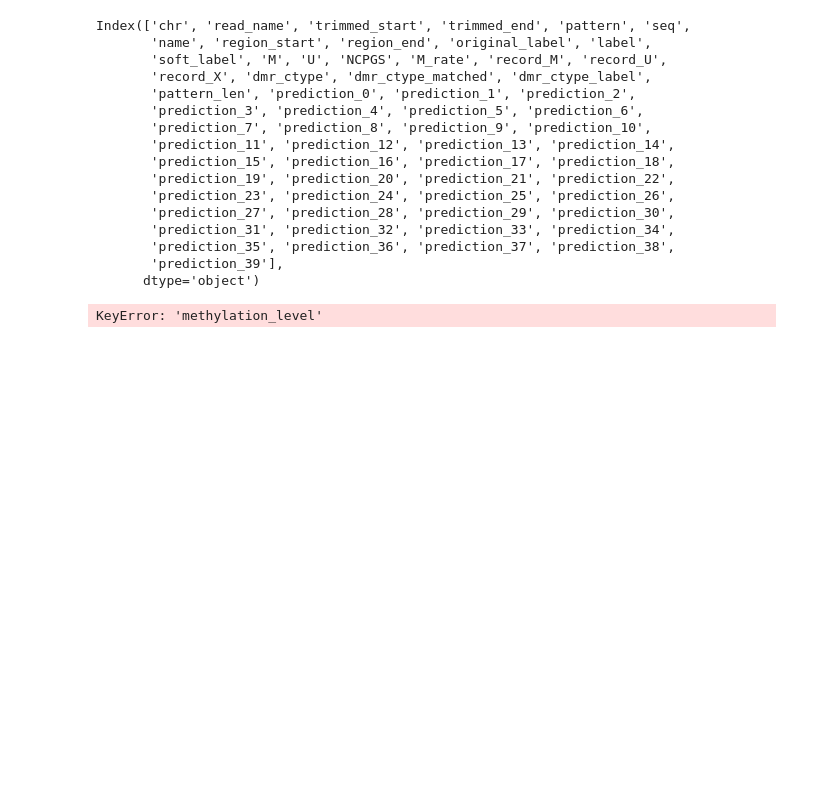
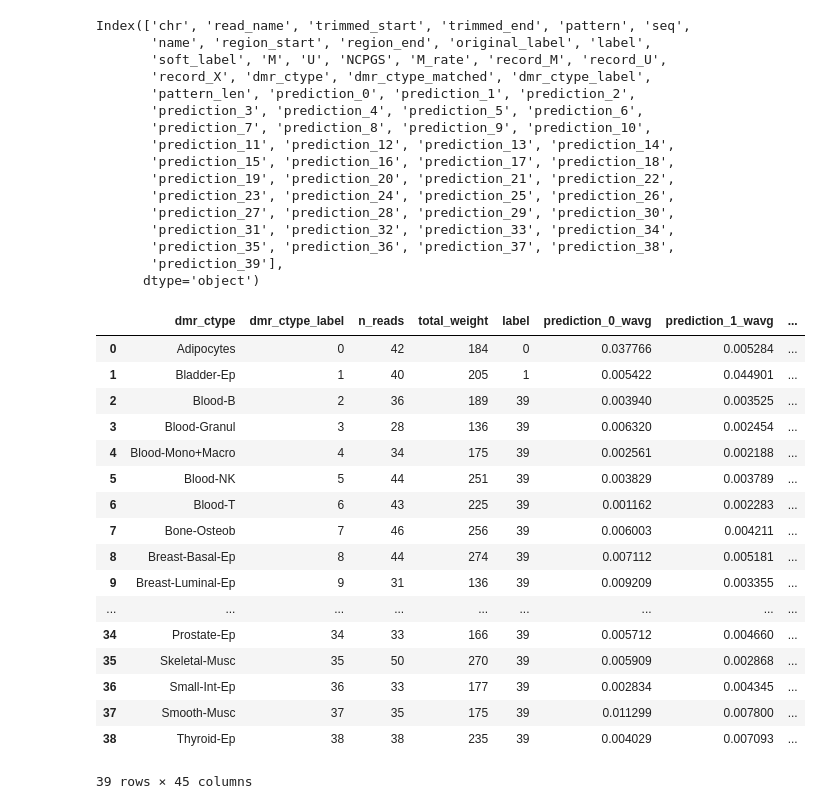
Before and after one commit to CompEpigen/syto, a Jupyter notebook: tmp.ipynb, the cells around one changed output. Cells and saved outputs as stored; diff of their text form; code cells hidden in the pictures; blank space fills up the shorter version.

```diff
--- a/tmp.ipynb
+++ b/tmp.ipynb
@@ -8,7 +8,12 @@ from syto.data.pseudobulk_generator import PseudobulkGenerator
 %load_ext autoreload
 %autoreload 2
 # %%
-predicted_reads = pickle.load(open("Data/training_data/methylBert_Loyfer_205files_U25_attentionClassifier_hg38_dmr_ctype_label_mincpg_4_minlen_10_no_data_leak_d041_postfiltered_min_length_50_hard_labels_focal_loss_for_plotting/predicted_reads.pkl", "rb"))
+predicted_reads = pickle.load(
+    open(
+        "Data/training_data/methylBert_Loyfer_205files_U25_attentionClassifier_hg38_dmr_ctype_label_mincpg_4_minlen_10_no_data_leak_d041_postfiltered_min_length_50_hard_labels_focal_loss_for_plotting/predicted_reads.pkl",
+        "rb",
+    )
+)
 # %%
 predicted_reads.keys()
 # %% [output]
@@ -55,7 +60,9 @@ dmr_ctype_label
 11      4345
 Name: count, dtype: int64
 # %%
-indices_per_class_and_grg = train_predicted_reads.groupby(["original_label", "dmr_ctype_label"]).indices
+indices_per_class_and_grg = train_predicted_reads.groupby(
+    ["original_label", "dmr_ctype_label"]
+).indices
 # %%
 train_predicted_reads[["M", "U"]].head()
 # %% [output]
@@ -86,12 +93,31 @@ Index(['chr', 'read_name', 'trimmed_start', 'trimmed_end', 'pattern', 'seq',
       dtype='object')
 # %%
 result = PseudobulkGenerator.generate_single_pseudobulk(
-    n_reads_to_sample=39*40,
+    n_reads_to_sample=39 * 40,
     n_gr_groups=39,
     indices_per_class_and_grg=indices_per_class_and_grg,
-    read_df = train_predicted_reads,
-    target_proportions = np.ones(40) / 40,
-    grg_grouping_columns = ["dmr_ctype", "dmr_ctype_label"],
+    read_df=train_predicted_reads,
+    target_proportions=np.ones(40) / 40,
+    grg_grouping_columns=["dmr_ctype", "dmr_ctype_label"],
 )
-# %% [output]
-KeyError: 'methylation_level'
+# %%
+result["aggregated_features"]
+# %% [output]
+|  | dmr_ctype | dmr_ctype_label | n_reads | total_weight | label | prediction_0_wavg | prediction_1_wavg | ... |
+| 0 | Adipocytes | 0 | 42 | 184 | 0 | 0.037766 | 0.005284 | ... |
+| 1 | Bladder-Ep | 1 | 40 | 205 | 1 | 0.005422 | 0.044901 | ... |
+| 2 | Blood-B | 2 | 36 | 189 | 39 | 0.003940 | 0.003525 | ... |
+| 3 | Blood-Granul | 3 | 28 | 136 | 39 | 0.006320 | 0.002454 | ... |
+| 4 | Blood-Mono+Macro | 4 | 34 | 175 | 39 | 0.002561 | 0.002188 | ... |
+| 5 | Blood-NK | 5 | 44 | 251 | 39 | 0.003829 | 0.003789 | ... |
+| 6 | Blood-T | 6 | 43 | 225 | 39 | 0.001162 | 0.002283 | ... |
+| 7 | Bone-Osteob | 7 | 46 | 256 | 39 | 0.006003 | 0.004211 | ... |
+| 8 | Breast-Basal-Ep | 8 | 44 | 274 | 39 | 0.007112 | 0.005181 | ... |
+| 9 | Breast-Luminal-Ep | 9 | 31 | 136 | 39 | 0.009209 | 0.003355 | ... |
+| ... | ... | ... | ... | ... | ... | ... | ... | ... |
+| 34 | Prostate-Ep | 34 | 33 | 166 | 39 | 0.005712 | 0.004660 | ... |
+| 35 | Skeletal-Musc | 35 | 50 | 270 | 39 | 0.005909 | 0.002868 | ... |
+| 36 | Small-Int-Ep | 36 | 33 | 177 | 39 | 0.002834 | 0.004345 | ... |
+| 37 | Smooth-Musc | 37 | 35 | 175 | 39 | 0.011299 | 0.007800 | ... |
+| 38 | Thyroid-Ep | 38 | 38 | 235 | 39 | 0.004029 | 0.007093 | ... |
+39 rows × 45 columns
```
Also changed, not shown: parts of 3 cells of this notebook, 2 other files.
